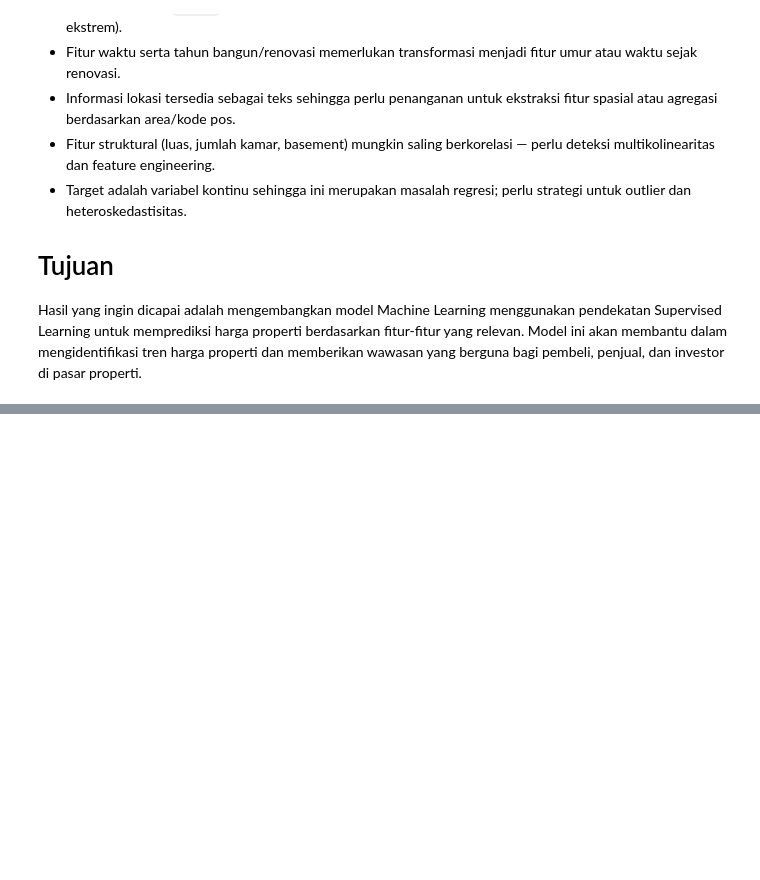
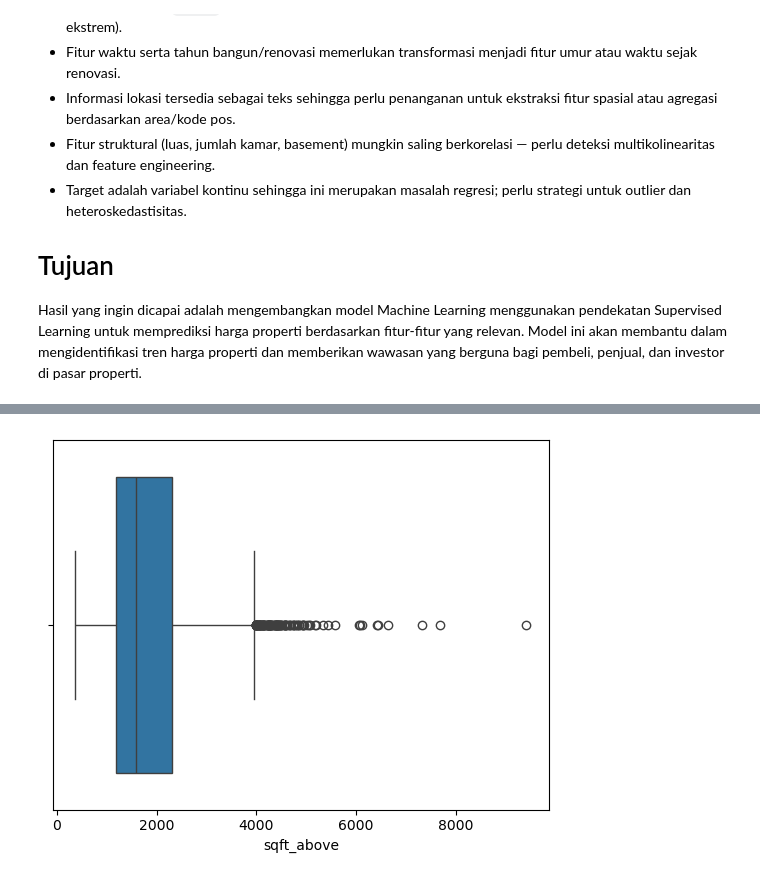
Before and after one commit to Universitas-Cakrawala/uas-stochastic-modeling, a Jupyter notebook: main.ipynb, the cells around one changed output, grey strips where cells are left out. Drawn from its saved outputs; the diff is of its cells as text; code cells hidden in the pictures; blank space fills up the shorter version.

```diff
--- a/main.ipynb
+++ b/main.ipynb
@@ -19,0 +259,4 @@ Hasil yang ingin dicapai adalah mengembangkan model Machine Learning menggunakan
+# %%
+sns.boxplot(x=df['sqft_above']);
+# %% [output]
+[figure, added]
```
Also changed, not shown: parts of 47 cells of this notebook.
